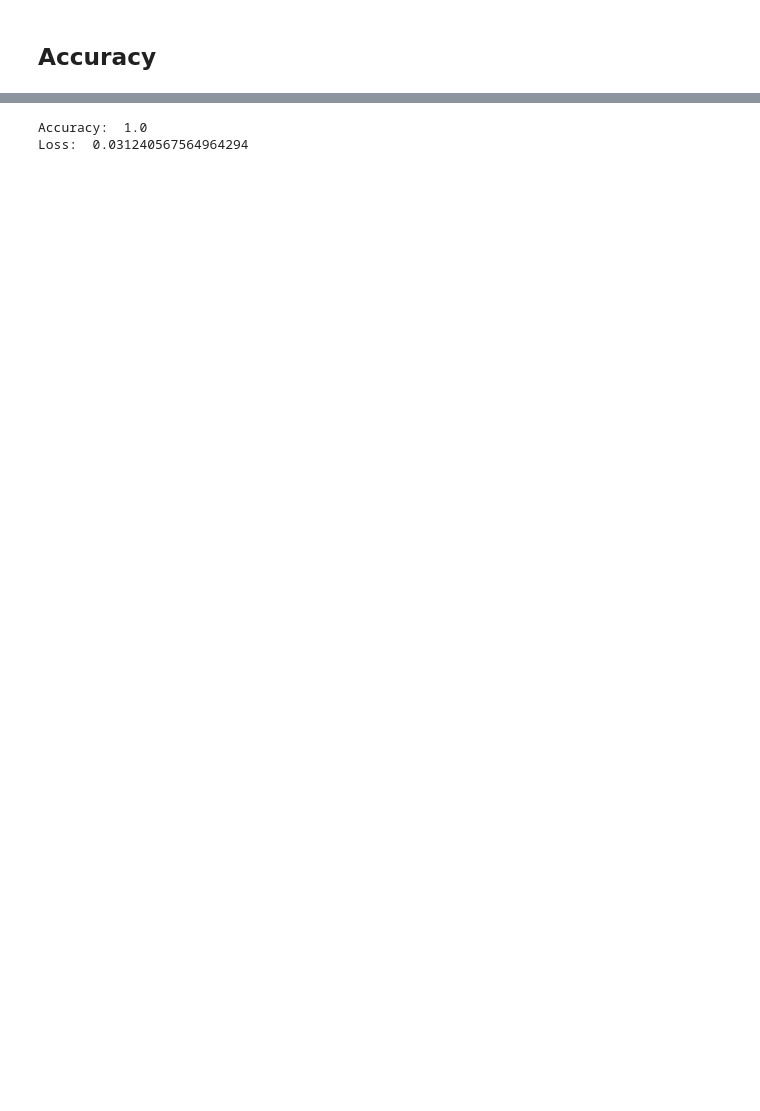
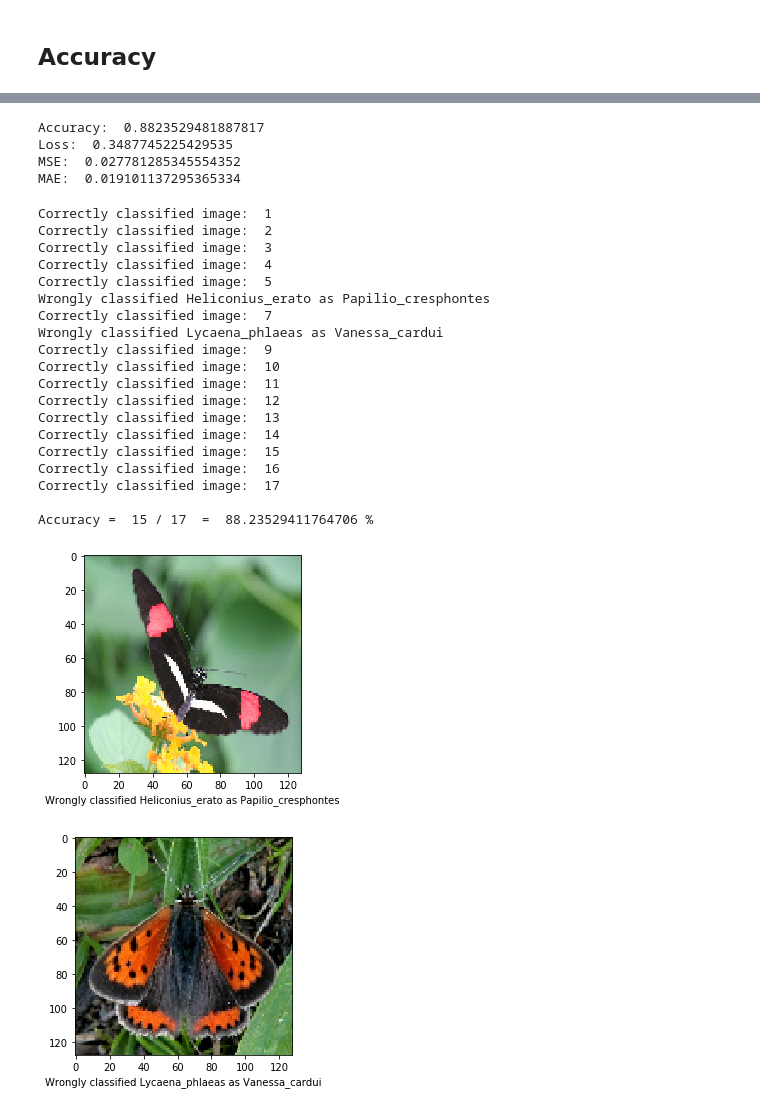
Before and after one commit to ChristeenTJose/Recognition-of-rarest-butterfly---Palos-Verdes-Blue, a Jupyter notebook: LEEDS_BUTTERFLY_DATASET.ipynb, the cells around one changed output, grey strips where cells are left out. Saved outputs shown, nothing was run; the diff lists cells and outputs as text; code cells hidden in the pictures; blank space fills up the shorter version.

```diff
--- a/LEEDS_BUTTERFLY_DATASET.ipynb
+++ b/LEEDS_BUTTERFLY_DATASET.ipynb
@@ -534,12 +565,45 @@ Loss,Accuracy=model.evaluate(Test_Images,Test_Labels,verbose=1)
 # %%
 print('Accuracy: ',Accuracy)
 print('Loss: ',Loss)
+print('MSE: ',MSE)
+print('MAE: ',MAE)
 # %% [output]
-Accuracy:  1.0
-Loss:  0.031240567564964294
+Accuracy:  0.8823529481887817
+Loss:  0.3487745225429535
+MSE:  0.027781285345554352
+MAE:  0.019101137295365334
 # %%
+Accuracy=0
 for i in range(len(Original)):
-  if Original[i]!=Predicted[i]:
+  if Original[i]==Predicted[i]:
+    Accuracy+=1
+    print("Correctly classified image: ",i+1)
+  else:
+    print("Wrongly classified "+Original[i]+' as '+Predicted[i])
     plt.figure()
     plt.imshow(Test_Images[i])
     plt.xlabel("Wrongly classified "+Original[i]+' as '+Predicted[i])
+print('\nAccuracy = ',Accuracy,'/',len(Predicted),' = ',Accuracy/len(Predicted)*100,'%')
+plt.show()
+# %% [output]
+Correctly classified image:  1
+Correctly classified image:  2
+Correctly classified image:  3
+Correctly classified image:  4
+Correctly classified image:  5
+Wrongly classified Heliconius_erato as Papilio_cresphontes
+Correctly classified image:  7
+Wrongly classified Lycaena_phlaeas as Vanessa_cardui
+Correctly classified image:  9
+Correctly classified image:  10
+Correctly classified image:  11
+Correctly classified image:  12
+Correctly classified image:  13
+Correctly classified image:  14
+Correctly classified image:  15
+Correctly classified image:  16
+Correctly classified image:  17
+
+Accuracy =  15 / 17  =  88.23529411764706 %
+[figure, added]
+[figure, added]
```
Also changed, not shown: parts of 14 cells of this notebook.
